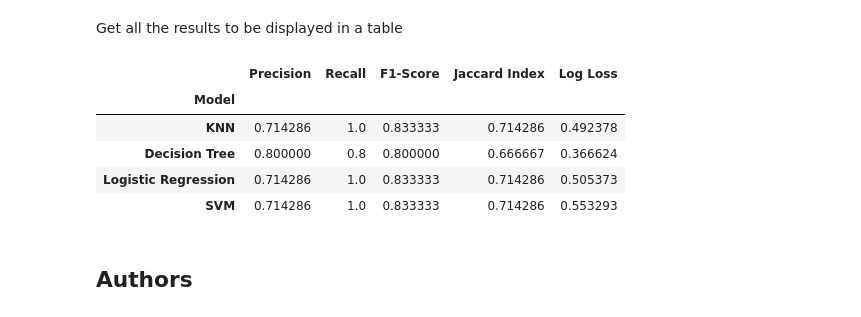
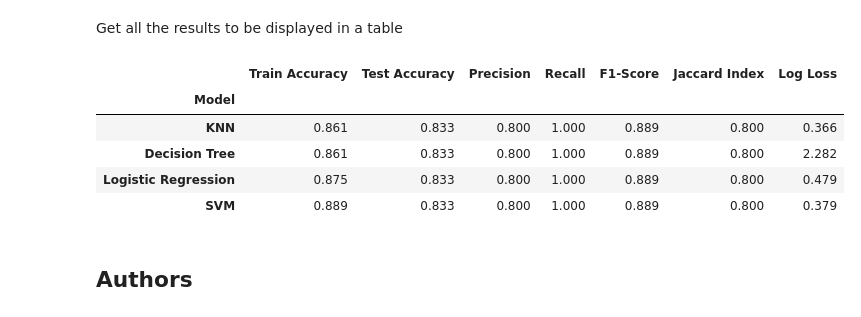
Before and after one commit to corbinae/SpaceYProject, a Jupyter notebook: SpaceX_Machine_Learning_Prediction_Part_5.jupyterlite.ipynb, the cells around one changed output. Cells and saved outputs as stored; diff of their text form; code cells hidden in the pictures.

```diff
--- a/SpaceX_Machine_Learning_Prediction_Part_5.jupyterlite.ipynb
+++ b/SpaceX_Machine_Learning_Prediction_Part_5.jupyterlite.ipynb
@@ -236,7 +236,7 @@ parameters ={"C":[0.01,0.1,1],'penalty':['l2'], 'solver':['lbfgs']}# l1 lasso l2
 lr=LogisticRegression()
 # %%
 logreg_cv = GridSearchCV(lr, parameters, cv=10)
-logreg_cv.fit(X, Y)
+logreg_cv.fit(X_train, Y_train)
 # %% [output]
 GridSearchCV(cv=10, estimator=LogisticRegression(),
              param_grid={'C': [0.01, 0.1, 1], 'penalty': ['l2'],
@@ -354,12 +354,12 @@ Create a decision tree classifier object then  create a  <code>GridSearchCV</cod
 parameters = {'criterion': ['gini', 'entropy'],
      'splitter': ['best', 'random'],
      'max_depth': [2*n for n in range(1,10)],
-     'max_features': ['auto', 'sqrt'],
+     'max_features': ['log2', 'sqrt'],
      'min_samples_leaf': [1, 2, 4],
      'min_samples_split': [2, 5, 10]}
 
 tree = DecisionTreeClassifier()
 # %%
 tree_cv = GridSearchCV(tree, parameters, cv=10)
-tree_cv.fit(X, Y)
+tree_cv.fit(X_train, Y_train)
 # %% [output]
@@ -440,7 +423,7 @@ parameters = {'n_neighbors': [1, 2, 3, 4, 5, 6, 7, 8, 9, 10],
 KNN = KNeighborsClassifier()
 # %%
 knn_cv = GridSearchCV(KNN, parameters, cv=10)
-knn_cv.fit(X, Y)
+knn_cv.fit(X_train, Y_train)
 # %% [output]
 GridSearchCV(cv=10, estimator=KNeighborsClassifier(),
              param_grid={'algorithm': ['auto', 'ball_tree', 'kd_tree', 'brute'],
@@ -640,34 +621,45 @@ Get all the results to be displayed in a table
 # %%
 # Dictionary to hold the results
 results = {
     'Model': [],
+    'Train Accuracy': [],
+    'Test Accuracy': [],
     'Precision': [],
     'Recall': [],
     'F1-Score': [],
     'Jaccard Index': [],
     'Log Loss': []
 }
 
 # Fill the results dictionary
 for model_name, model in models.items():
+    train_accuracy = model.score(X_train, Y_train)
+    test_accuracy = model.score(X_test, Y_test)
     yhat = model.predict(X_test)
     yhat_prob = model.predict_proba(X_test) if hasattr(model, 'predict_proba') else None
     precision, recall, f1, jaccard, logloss = calculate_metrics(Y_test, yhat, yhat_prob)
     results['Model'].append(model_name)
+    results['Train Accuracy'].append(train_accuracy)
+    results['Test Accuracy'].append(test_accuracy)
     results['Precision'].append(precision)
     results['Recall'].append(recall)
     results['F1-Score'].append(f1)
     results['Jaccard Index'].append(jaccard)
     results['Log Loss'].append(logloss)
 
 # Create a DataFrame and display it
 results_df = pd.DataFrame(results)
 results_df.set_index('Model', inplace=True)
+
+# Set the display format for floating-point numbers
+pd.options.display.float_format = "{:.3f}".format
+
+# Display the DataFrame
 display(results_df)
 # %% [output]
-|  | Precision | Recall | F1-Score | Jaccard Index | Log Loss |
-| Model |  |  |  |  |  |
-| KNN | 0.714286 | 1.0 | 0.833333 | 0.714286 | 0.492378 |
-| Decision Tree | 0.800000 | 0.8 | 0.800000 | 0.666667 | 0.366624 |
-| Logistic Regression | 0.714286 | 1.0 | 0.833333 | 0.714286 | 0.505373 |
-| SVM | 0.714286 | 1.0 | 0.833333 | 0.714286 | 0.553293 |
+|  | Train Accuracy | Test Accuracy | Precision | Recall | F1-Score | Jaccard Index | Log Loss |
+| Model |  |  |  |  |  |  |  |
+| KNN | 0.861 | 0.833 | 0.800 | 1.000 | 0.889 | 0.800 | 0.366 |
+| Decision Tree | 0.861 | 0.833 | 0.800 | 1.000 | 0.889 | 0.800 | 2.282 |
+| Logistic Regression | 0.875 | 0.833 | 0.800 | 1.000 | 0.889 | 0.800 | 0.479 |
+| SVM | 0.889 | 0.833 | 0.800 | 1.000 | 0.889 | 0.800 | 0.379 |
```
Also changed, not shown: parts of 15 cells of this notebook.
